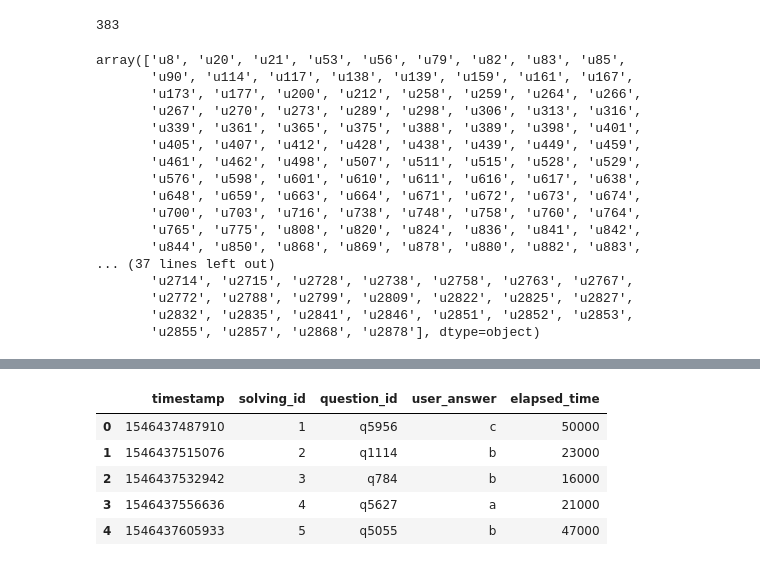
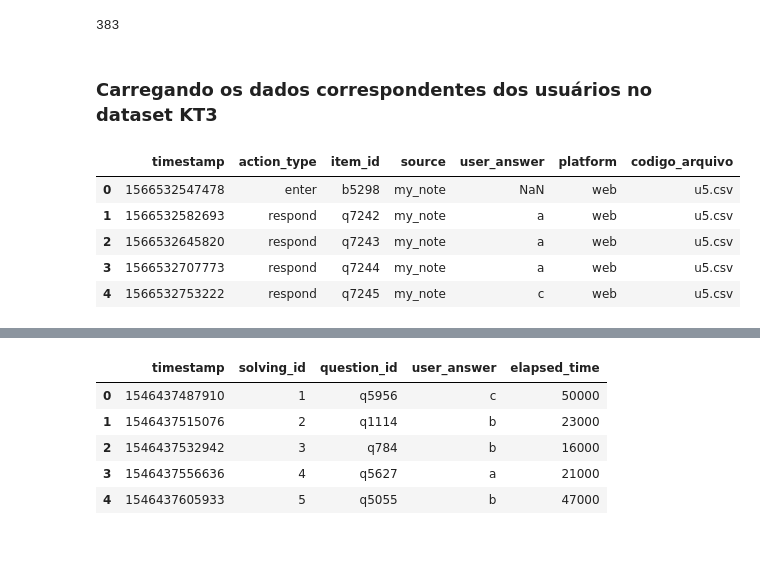
Before and after one commit to tpcyprianos/projeto_rec_sys, a Jupyter notebook: Análise Inicial.ipynb, the cells around one changed output, grey strips where cells are left out. Drawn from its saved outputs; the diff is of its cells as text; code cells hidden in the pictures.

```diff
--- a/Análise Inicial.ipynb
+++ b/Análise Inicial.ipynb
@@ -200,23 +200,5 @@ kt2.head()
 len(kt2['usuario'].unique())
 # %% [output]
 383
-# %%
-kt2['usuario'].unique()
-# %% [output]
-array(['u8', 'u20', 'u21', 'u53', 'u56', 'u79', 'u82', 'u83', 'u85',
-       'u90', 'u114', 'u117', 'u138', 'u139', 'u159', 'u161', 'u167',
-       'u173', 'u177', 'u200', 'u212', 'u258', 'u259', 'u264', 'u266',
-       'u267', 'u270', 'u273', 'u289', 'u298', 'u306', 'u313', 'u316',
-       'u339', 'u361', 'u365', 'u375', 'u388', 'u389', 'u398', 'u401',
-       'u405', 'u407', 'u412', 'u428', 'u438', 'u439', 'u449', 'u459',
-       'u461', 'u462', 'u498', 'u507', 'u511', 'u515', 'u528', 'u529',
-       'u576', 'u598', 'u601', 'u610', 'u611', 'u616', 'u617', 'u638',
-       'u648', 'u659', 'u663', 'u664', 'u671', 'u672', 'u673', 'u674',
-       'u700', 'u703', 'u716', 'u738', 'u748', 'u758', 'u760', 'u764',
-       'u765', 'u775', 'u808', 'u820', 'u824', 'u836', 'u841', 'u842',
-       'u844', 'u850', 'u868', 'u869', 'u878', 'u880', 'u882', 'u883',
-... (37 lines left out)
-       'u2714', 'u2715', 'u2728', 'u2738', 'u2758', 'u2763', 'u2767',
-       'u2772', 'u2788', 'u2799', 'u2809', 'u2822', 'u2825', 'u2827',
-       'u2832', 'u2835', 'u2841', 'u2846', 'u2851', 'u2852', 'u2853',
-       'u2855', 'u2857', 'u2868', 'u2878'], dtype=object)
+# %% [markdown]
+### Carregando os dados correspondentes dos usuários no dataset KT3
@@ -222,0 +232,9 @@ array(['u8', 'u20', 'u21', 'u53', 'u56', 'u79', 'u82', 'u83', 'u85',
+# %%
+kt3.head()
+# %% [output]
+|  | timestamp | action_type | item_id | source | user_answer | platform | codigo_arquivo |
+| 0 | 1566532547478 | enter | b5298 | my_note | NaN | web | u5.csv |
+| 1 | 1566532582693 | respond | q7242 | my_note | a | web | u5.csv |
+| 2 | 1566532645820 | respond | q7243 | my_note | a | web | u5.csv |
+| 3 | 1566532707773 | respond | q7244 | my_note | a | web | u5.csv |
+| 4 | 1566532753222 | respond | q7245 | my_note | c | web | u5.csv |
```
Also changed, not shown: parts of 9 cells of this notebook.
